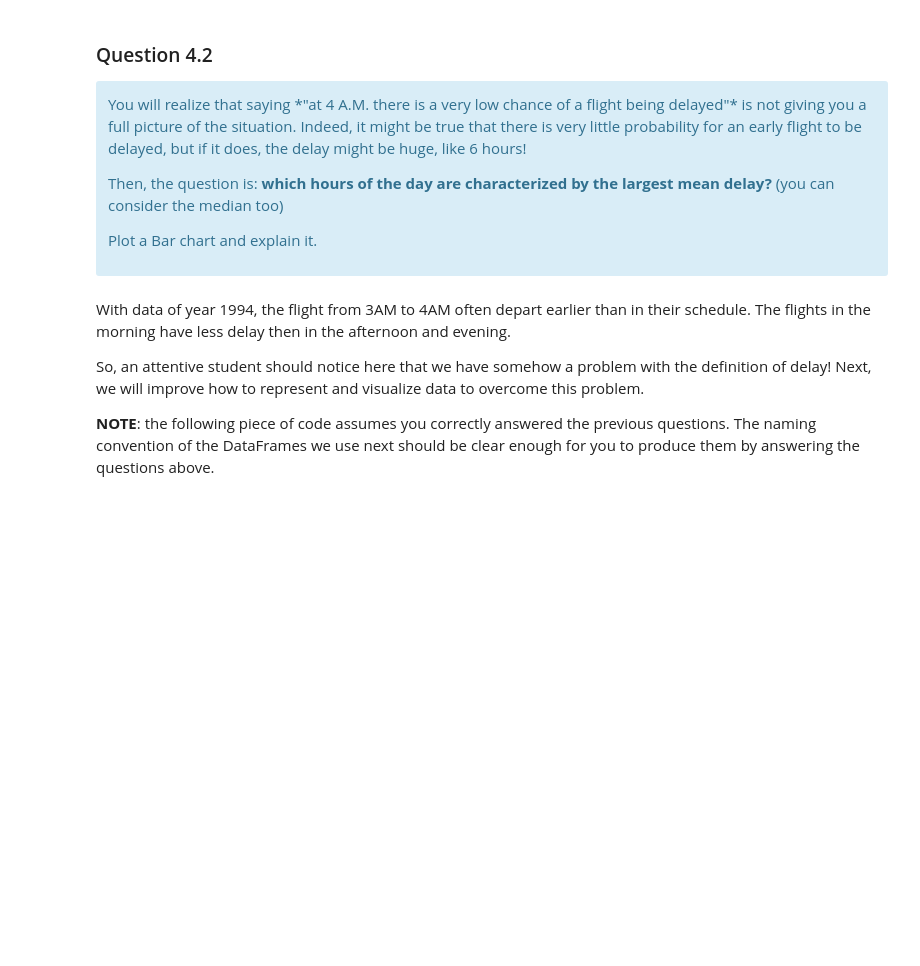
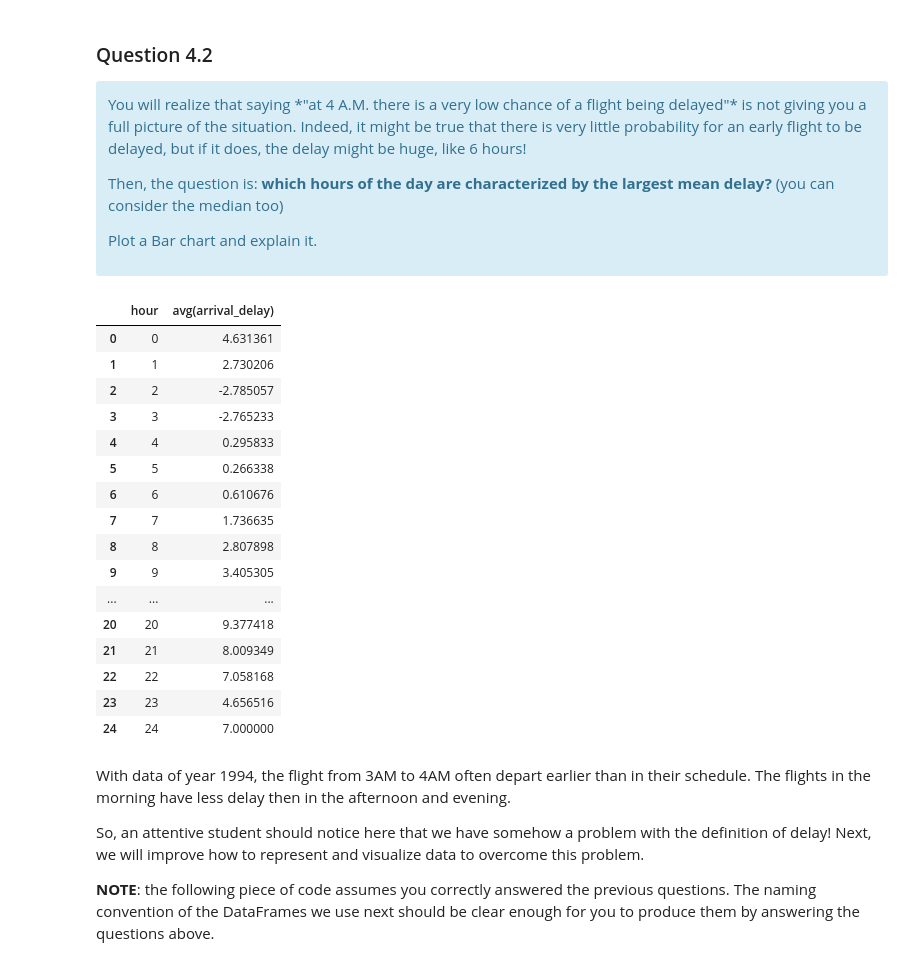
Before and after one commit to kandakji/SparkSQL-Analysis-Aviation-Data, a Jupyter notebook: SPARSQL.ipynb, the cells around one changed output. Cells and saved outputs as stored; diff of their text form; code cells hidden in the pictures; blank space fills up the shorter version.

```diff
--- a/SPARSQL.ipynb
+++ b/SPARSQL.ipynb
@@ -912,6 +978,35 @@ Then, the question is: **which hours of the day are characterized by the largest
 Plot a Bar chart and explain it.
 
 </div>
+# %%
+# average delay per hour
+hour_avg_delay = (
+    df.groupBy(((df.scheduled_departure_time/100)).cast('int').alias('hour'))
+    .avg('arrival_delay')
+    .orderBy('hour')
+    .toPandas()
+)
+
+
+hour_avg_delay
+# %% [output]
+|  | hour | avg(arrival_delay) |
+| 0 | 0 | 4.631361 |
+| 1 | 1 | 2.730206 |
+| 2 | 2 | -2.785057 |
+| 3 | 3 | -2.765233 |
+| 4 | 4 | 0.295833 |
+| 5 | 5 | 0.266338 |
+| 6 | 6 | 0.610676 |
+| 7 | 7 | 1.736635 |
+| 8 | 8 | 2.807898 |
+| 9 | 9 | 3.405305 |
+| ... | ... | ... |
+| 20 | 20 | 9.377418 |
+| 21 | 21 | 8.009349 |
+| 22 | 22 | 7.058168 |
+| 23 | 23 | 4.656516 |
+| 24 | 24 | 7.000000 |
 # %% [markdown]
 With data of year 1994, the flight from 3AM to 4AM often depart earlier than in their schedule. The flights in the morning have less delay then in the afternoon and evening.
 
```
Also changed, not shown: parts of 7 cells of this notebook.
